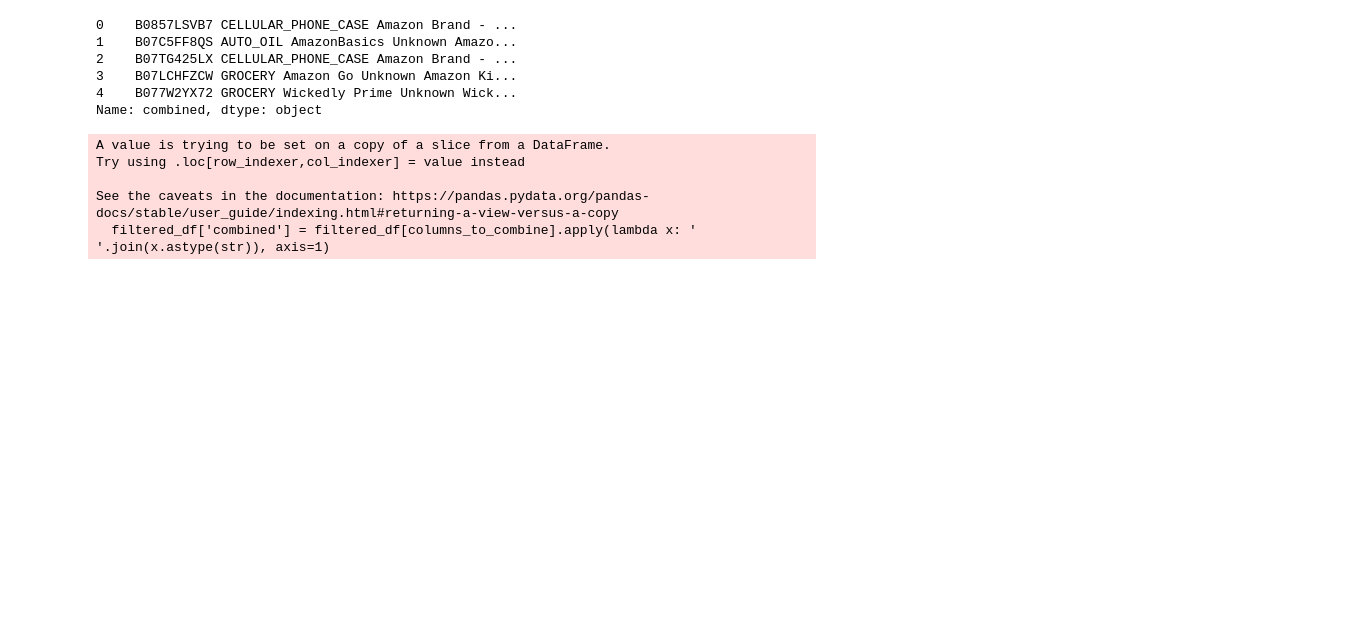
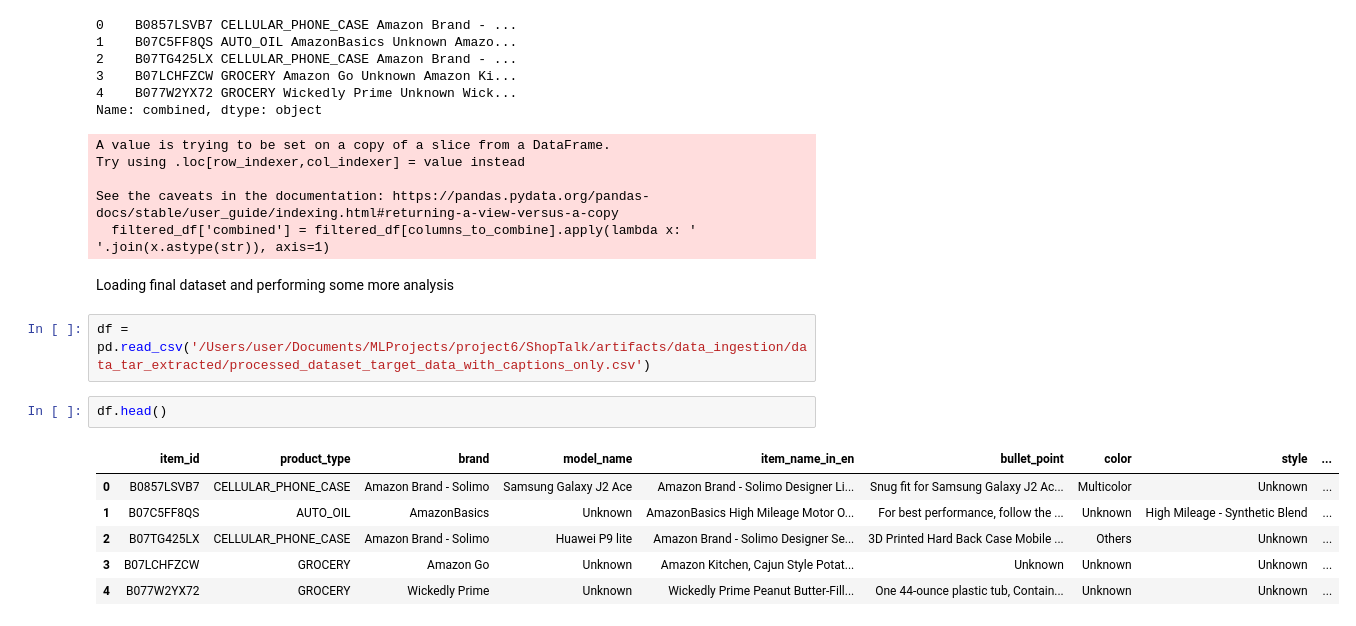
Before and after one commit to forghmc/ShopTalk, a Jupyter notebook: research/01_1_data_extraction_transformation_EDA.ipynb, the cells around one changed output. Drawn from its saved outputs; the diff is of its cells as text; blank space fills up the shorter version.

```diff
--- a/research/01_1_data_extraction_transformation_EDA.ipynb
+++ b/research/01_1_data_extraction_transformation_EDA.ipynb
@@ -543,3 +543,16 @@ Try using .loc[row_indexer,col_indexer] = value instead
 
 See the caveats in the documentation: https://pandas.pydata.org/pandas-docs/stable/user_guide/indexing.html#returning-a-view-versus-a-copy
   filtered_df['combined'] = filtered_df[columns_to_combine].apply(lambda x: ' '.join(x.astype(str)), axis=1)
+# %% [markdown]
+Loading final dataset and performing some more analysis
+# %%
+df = pd.read_csv('/Users/user/Documents/MLProjects/project6/ShopTalk/artifacts/data_ingestion/data_tar_extracted/processed_dataset_target_data_with_captions_only.csv')
+# %%
+df.head()
+# %% [output]
+|  | item_id | product_type | brand | model_name | item_name_in_en | bullet_point | color | style | ... |
+| 0 | B0857LSVB7 | CELLULAR_PHONE_CASE | Amazon Brand - Solimo | Samsung Galaxy J2 Ace | Amazon Brand - Solimo Designer Li... | Snug fit for Samsung Galaxy J2 Ac... | Multicolor | Unknown | ... |
+| 1 | B07C5FF8QS | AUTO_OIL | AmazonBasics | Unknown | AmazonBasics High Mileage Motor O... | For best performance, follow the ... | Unknown | High Mileage - Synthetic Blend | ... |
+| 2 | B07TG425LX | CELLULAR_PHONE_CASE | Amazon Brand - Solimo | Huawei P9 lite | Amazon Brand - Solimo Designer Se... | 3D Printed Hard Back Case Mobile ... | Others | Unknown | ... |
+| 3 | B07LCHFZCW | GROCERY | Amazon Go | Unknown | Amazon Kitchen, Cajun Style Potat... | Unknown | Unknown | Unknown | ... |
+| 4 | B077W2YX72 | GROCERY | Wickedly Prime | Unknown | Wickedly Prime Peanut Butter-Fill... | One 44-ounce plastic tub, Contain... | Unknown | Unknown | ... |
```
Also changed, not shown: parts of 5 cells of this notebook, 13 other files.
